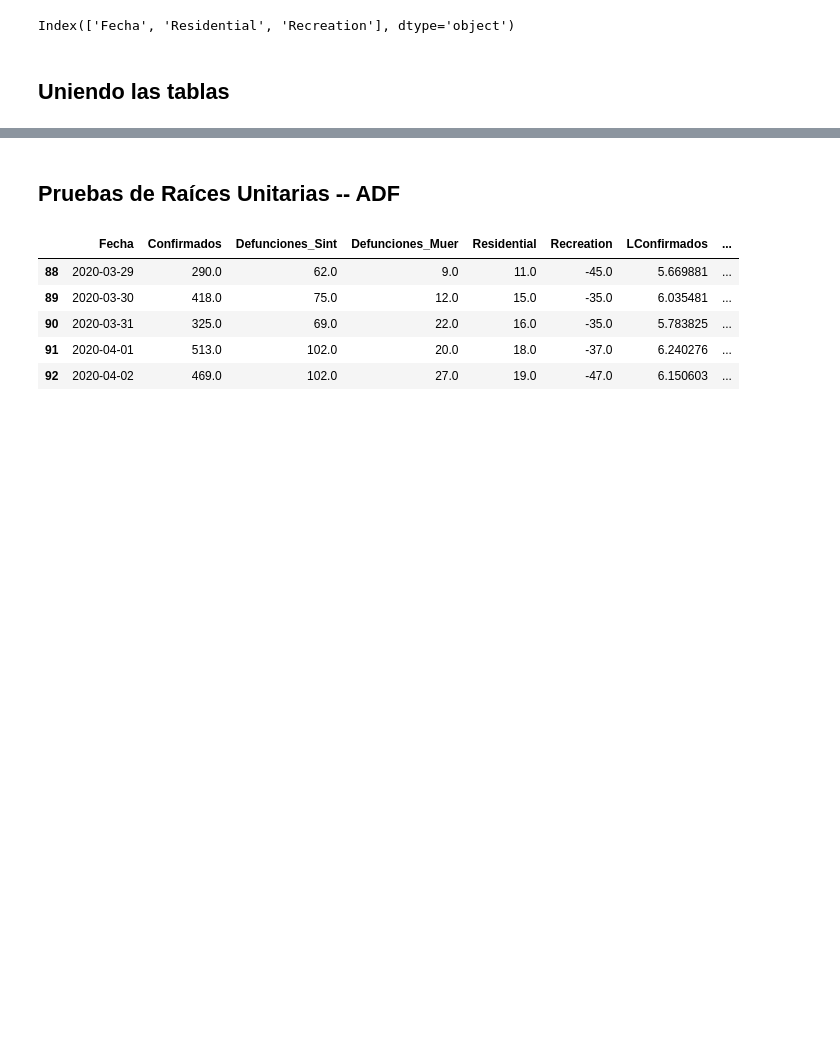
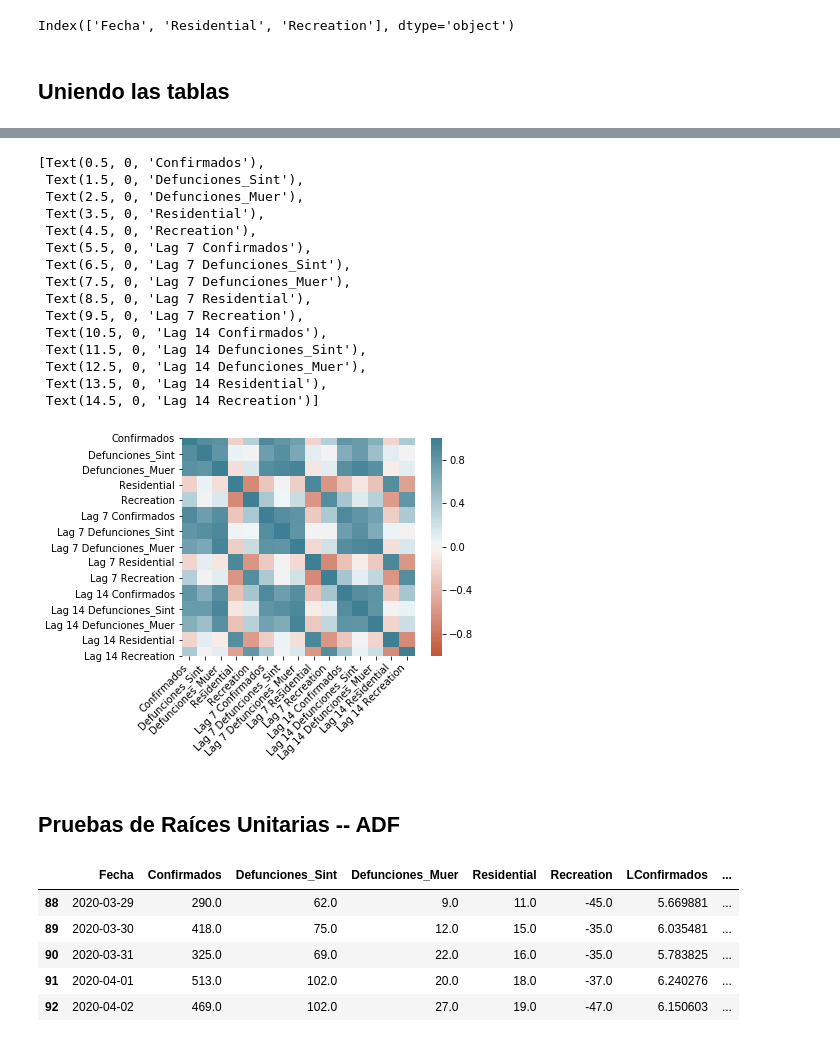
Before and after one commit to benjov/Paper-Covid-2020, a Jupyter notebook: Consolidado_Estadistica_Covid19_Mortalidad_Mobility.ipynb, the cells around one changed output, grey strips where cells are left out. Saved outputs shown, nothing was run; the diff lists cells and outputs as text; code cells hidden in the pictures; blank space fills up the shorter version.

```diff
--- a/Consolidado_Estadistica_Covid19_Mortalidad_Mobility.ipynb
+++ b/Consolidado_Estadistica_Covid19_Mortalidad_Mobility.ipynb
@@ -105,0 +109,17 @@ Datos.head()
+# %%
+#
+DF = Datos[Datos['Fecha'] >= '2020-03-22'].dropna(how = 'any')
+
+DF['Lag 7 Confirmados'] = DF['Confirmados'].shift(7)
+DF['Lag 7 Defunciones_Sint'] = DF['Defunciones_Sint'].shift(7)
+DF['Lag 7 Defunciones_Muer'] = DF['Defunciones_Muer'].shift(7)
+DF['Lag 7 Residential'] = DF['Residential'].shift(7)
+DF['Lag 7 Recreation'] = DF['Recreation'].shift(7)
+
+DF['Lag 14 Confirmados'] = DF['Confirmados'].shift(14)
+DF['Lag 14 Defunciones_Sint'] = DF['Defunciones_Sint'].shift(14)
+DF['Lag 14 Defunciones_Muer'] = DF['Defunciones_Muer'].shift(14)
+DF['Lag 14 Residential'] = DF['Residential'].shift(14)
+DF['Lag 14 Recreation'] = DF['Recreation'].shift(14)
+
+DF.head(20)
@@ -105,0 +144,5 @@ Datos.head()
+# %%
+#
+Corr = DF.corr()
+
+Corr
@@ -106,3 +166,32 @@ Datos.head()
+# %%
+#
+ax = sns.heatmap(
+    Corr,
+    vmin = -1, vmax = 1, center = 0,
+    cmap = sns.diverging_palette(20, 220, n = 200),
+    square = True)
+
+ax.set_xticklabels(
+    ax.get_xticklabels(),
+    rotation = 45,
+    horizontalalignment='right')
+# %% [output]
+[Text(0.5, 0, 'Confirmados'),
+ Text(1.5, 0, 'Defunciones_Sint'),
+ Text(2.5, 0, 'Defunciones_Muer'),
+ Text(3.5, 0, 'Residential'),
+ Text(4.5, 0, 'Recreation'),
+ Text(5.5, 0, 'Lag 7 Confirmados'),
+ Text(6.5, 0, 'Lag 7 Defunciones_Sint'),
+ Text(7.5, 0, 'Lag 7 Defunciones_Muer'),
+ Text(8.5, 0, 'Lag 7 Residential'),
+ Text(9.5, 0, 'Lag 7 Recreation'),
+ Text(10.5, 0, 'Lag 14 Confirmados'),
+ Text(11.5, 0, 'Lag 14 Defunciones_Sint'),
+ Text(12.5, 0, 'Lag 14 Defunciones_Muer'),
+ Text(13.5, 0, 'Lag 14 Residential'),
+ Text(14.5, 0, 'Lag 14 Recreation')]
+[figure, added]
 # %% [markdown]
 ## Pruebas de Raíces Unitarias -- ADF
 # %%
```
Also changed, not shown: parts of 7 cells of this notebook, 1 other file.
